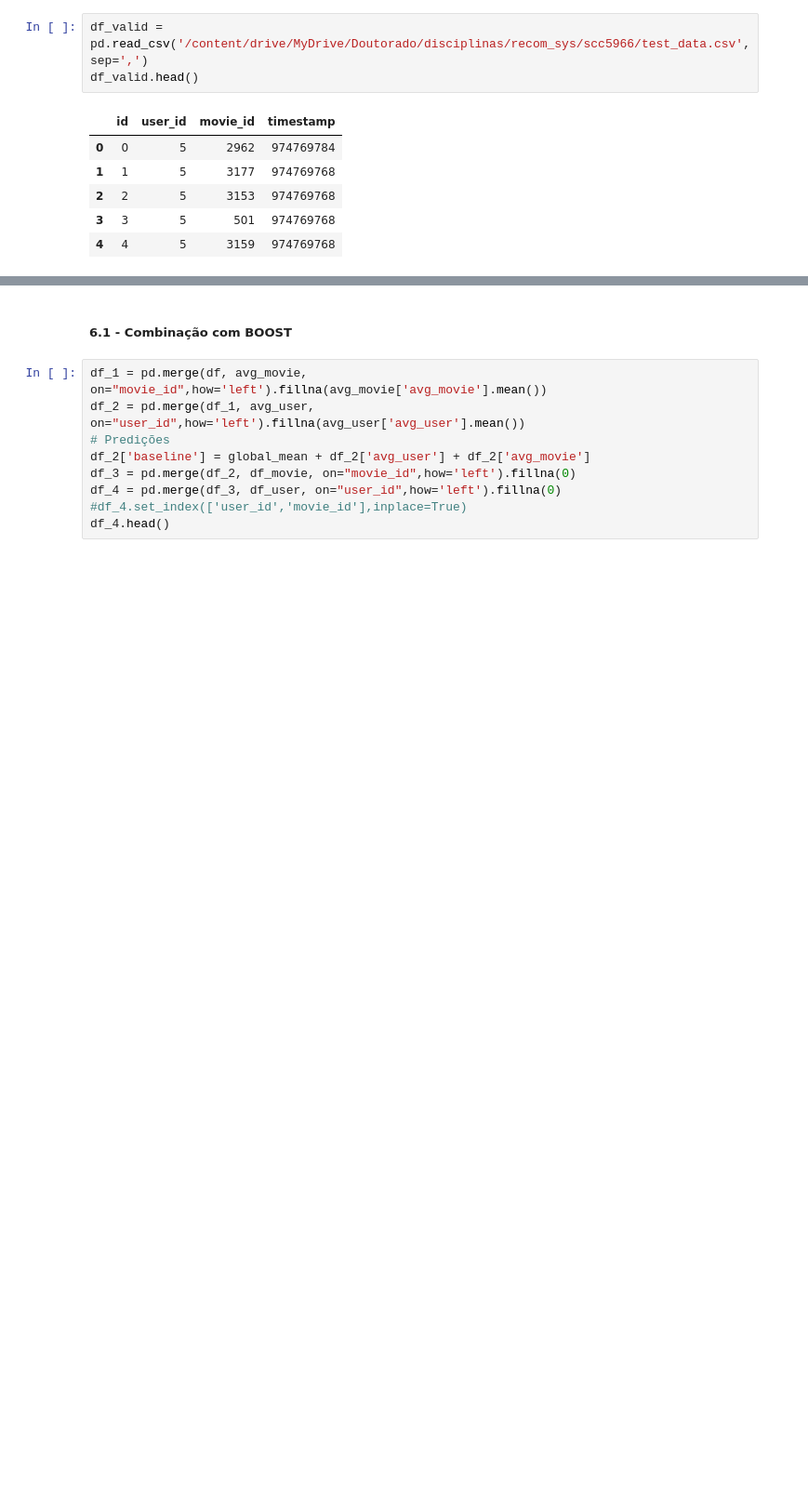
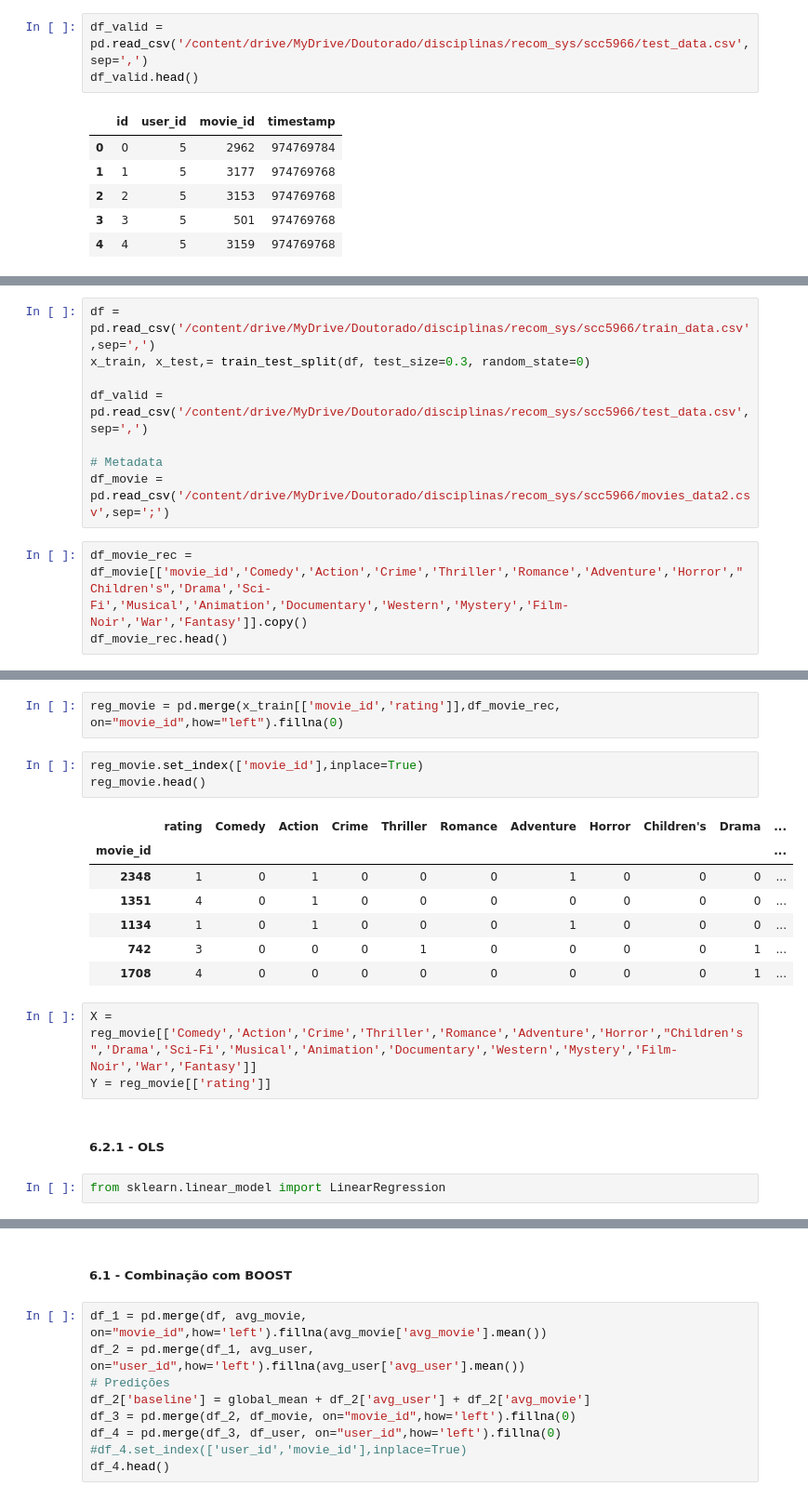
Before and after one commit to rodolfoarruda/MachineLearning, a Jupyter notebook: recom_sys_v2.ipynb, the cells around one changed output, grey strips where cells are left out. Shown at 93% size. Saved outputs shown, nothing was run; the diff lists cells and outputs as text; blank space fills up the shorter version.

```diff
--- a/recom_sys_v2.ipynb
+++ b/recom_sys_v2.ipynb
@@ -1109,0 +1162,11 @@ df_valid[['user_id','movie_id','id']].to_csv('/content/drive/MyDrive/Doutorado/d
+# %%
+df = pd.read_csv('/content/drive/MyDrive/Doutorado/disciplinas/recom_sys/scc5966/train_data.csv',sep=',')
+x_train, x_test,= train_test_split(df, test_size=0.3, random_state=0)
+
+df_valid = pd.read_csv('/content/drive/MyDrive/Doutorado/disciplinas/recom_sys/scc5966/test_data.csv',sep=',')
+
+# Metadata
+df_movie = pd.read_csv('/content/drive/MyDrive/Doutorado/disciplinas/recom_sys/scc5966/movies_data2.csv',sep=';')
+# %%
+df_movie_rec = df_movie[['movie_id','Comedy','Action','Crime','Thriller','Romance','Adventure','Horror',"Children's",'Drama','Sci-Fi','Musical','Animation','Documentary','Western','Mystery','Film-Noir','War','Fantasy']].copy()
+df_movie_rec.head()
@@ -1109,0 +1180,20 @@ df_valid[['user_id','movie_id','id']].to_csv('/content/drive/MyDrive/Doutorado/d
+# %%
+reg_movie = pd.merge(x_train[['movie_id','rating']],df_movie_rec, on="movie_id",how="left").fillna(0)
+# %%
+reg_movie.set_index(['movie_id'],inplace=True)
+reg_movie.head()
+# %% [output]
+|  | rating | Comedy | Action | Crime | Thriller | Romance | Adventure | Horror | Children's | Drama | ... |
+| movie_id |  |  |  |  |  |  |  |  |  |  | ... |
+| 2348 | 1 | 0 | 1 | 0 | 0 | 0 | 1 | 0 | 0 | 0 | ... |
+| 1351 | 4 | 0 | 1 | 0 | 0 | 0 | 0 | 0 | 0 | 0 | ... |
+| 1134 | 1 | 0 | 1 | 0 | 0 | 0 | 1 | 0 | 0 | 0 | ... |
+| 742 | 3 | 0 | 0 | 0 | 1 | 0 | 0 | 0 | 0 | 1 | ... |
+| 1708 | 4 | 0 | 0 | 0 | 0 | 0 | 0 | 0 | 0 | 1 | ... |
+# %%
+X = reg_movie[['Comedy','Action','Crime','Thriller','Romance','Adventure','Horror',"Children's",'Drama','Sci-Fi','Musical','Animation','Documentary','Western','Mystery','Film-Noir','War','Fantasy']]
+Y = reg_movie[['rating']]
+# %% [markdown]
+##### **6.2.1 - OLS**
+# %%
+from sklearn.linear_model import LinearRegression
```
Also changed, not shown: parts of 102 cells of this notebook.
